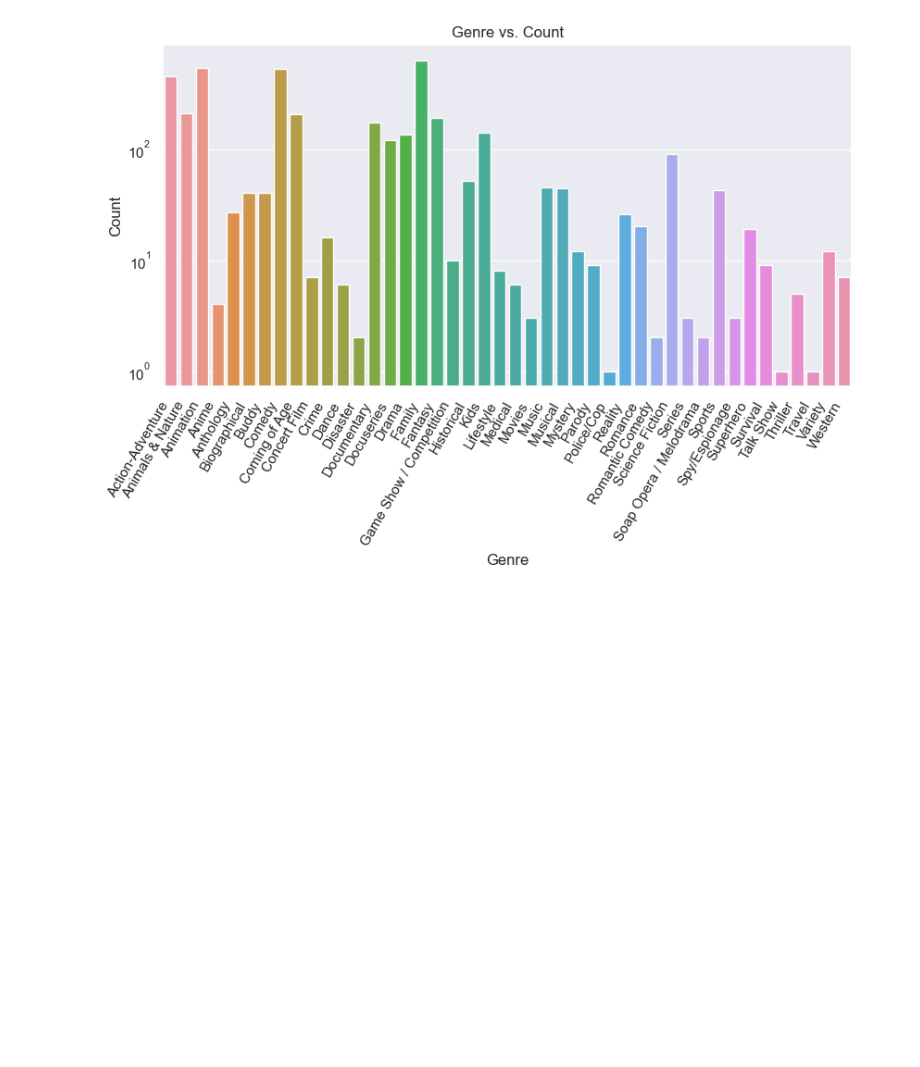
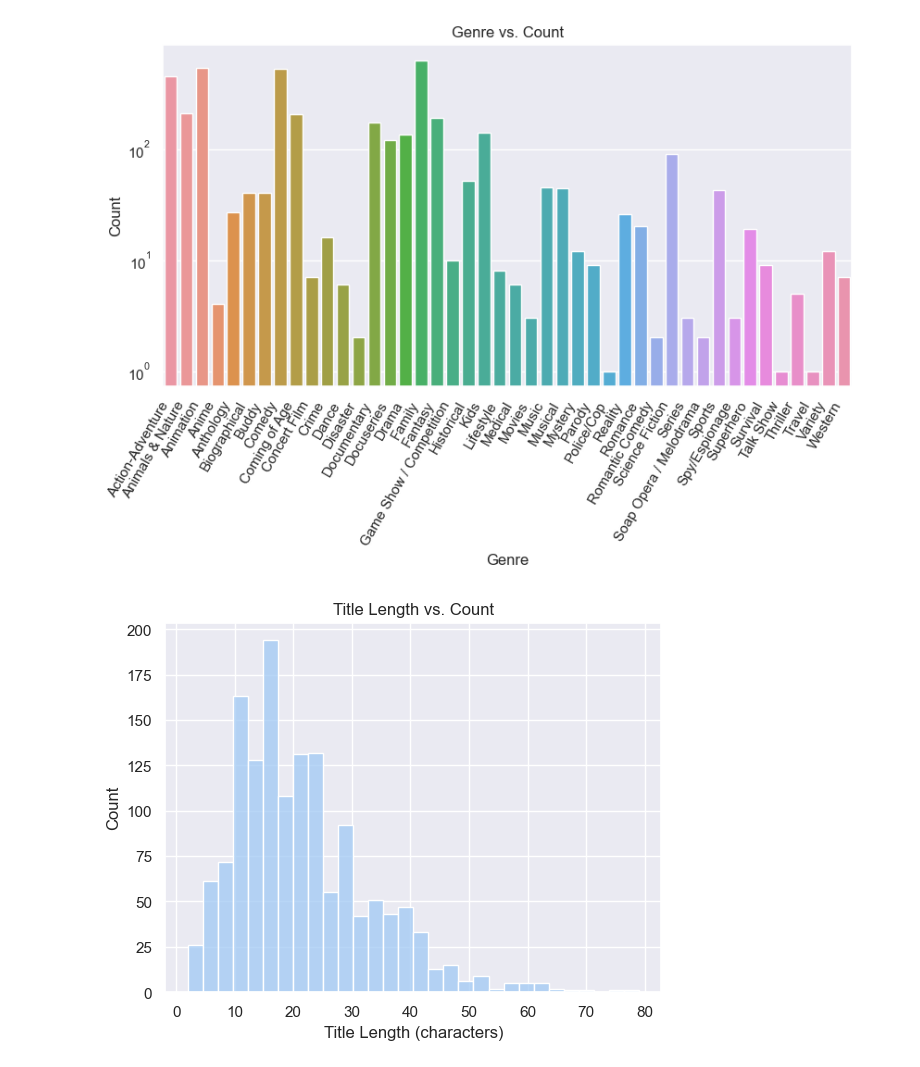
Before and after one commit to dvnatanael/data5006-data-analysis, a Jupyter notebook: Tiny_Data_Analysis_Disney+.ipynb, the cells around one changed output. Drawn from its saved outputs; the diff is of its cells as text; code cells hidden in the pictures; blank space fills up the shorter version.

Commit message:
feat: add plots for show title length

```diff
--- a/Tiny_Data_Analysis_Disney+.ipynb
+++ b/Tiny_Data_Analysis_Disney+.ipynb
@@ -239,3 +239,11 @@ ax.set_yscale("log")
 _ = {rotate_label(label, 60) for label in ax.get_xticklabels()}
 # %% [output]
 [figure]
+# %%
+data = cleaned_df["title"].str.len()
+p = sns.histplot(x=data)
+p.set_title("Title Length vs. Count")
+p.set_xlabel("Title Length (characters)")
+_ = p.set_ylabel("Count")
+# %% [output]
+[figure, added]
```
Also changed, not shown: parts of 1 cell of this notebook, 1 other file.
